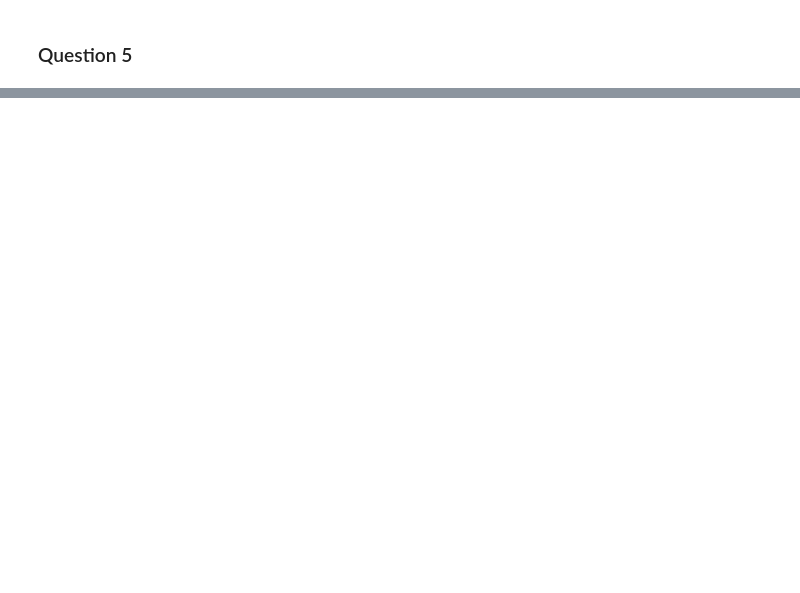
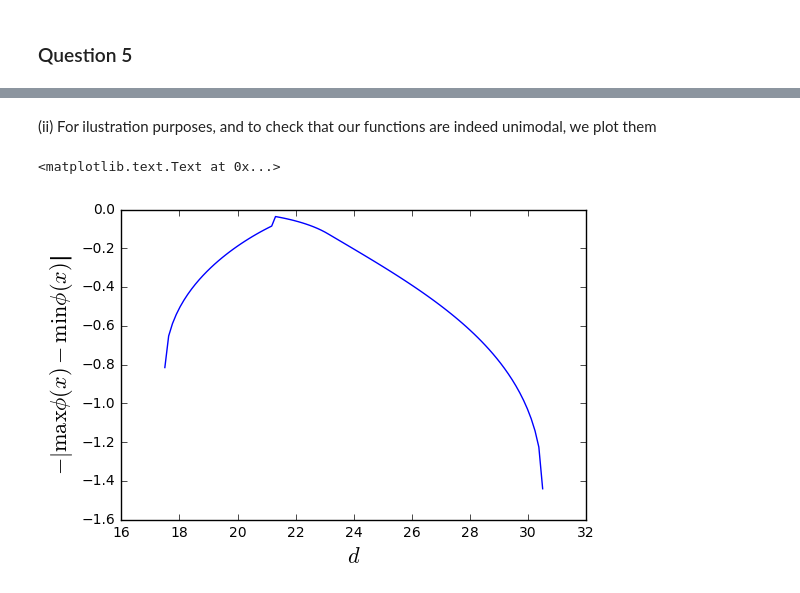
Before and after one commit to christopher-turnbull/mathsIB, a Jupyter notebook: sheets/CATAM/1.1 Golden Search.ipynb, the cells around one changed output, grey strips where cells are left out. Cells and saved outputs as stored; diff of their text form; code cells hidden in the pictures; blank space fills up the shorter version.

```diff
--- a/sheets/CATAM/1.1 Golden Search.ipynb
+++ b/sheets/CATAM/1.1 Golden Search.ipynb
@@ -133,2 +164,0 @@ r = 6.5
-# %%
-x = np.linspace(r,R,1000)
@@ -182,0 +253,12 @@ def golden_search(fval,xlow,xhigh,prec,print_freq = 0):
+# %% [markdown]
+(ii) For ilustration purposes, and to check that our functions are indeed unimodal, we plot them
+# %%
+dval = np.linspace(17.5,30.5,100)
+fd = list(map(lambda x: delta_phi(x) , dval))
+
+plt.plot(dval,fd)
+plt.xlabel('$d$', fontsize = 16)
+plt.ylabel('$- |\max \phi(x) - \min \phi(x)$|', fontsize = 16)
+# %% [output]
+<matplotlib.text.Text at 0x...>
+[figure, added]
```
Also changed, not shown: parts of 89 cells of this notebook, 21 other files.
